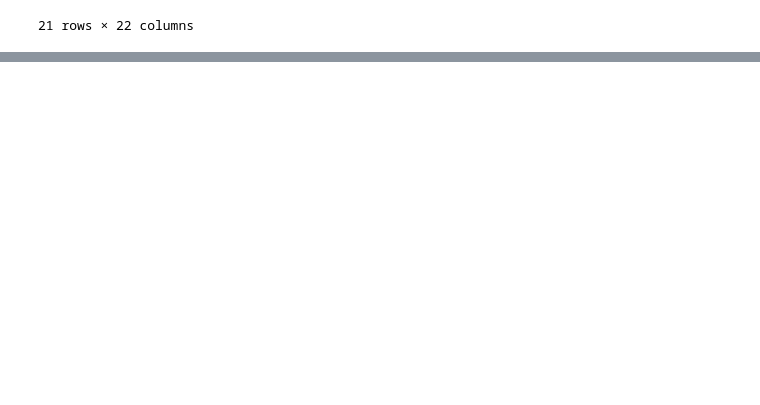
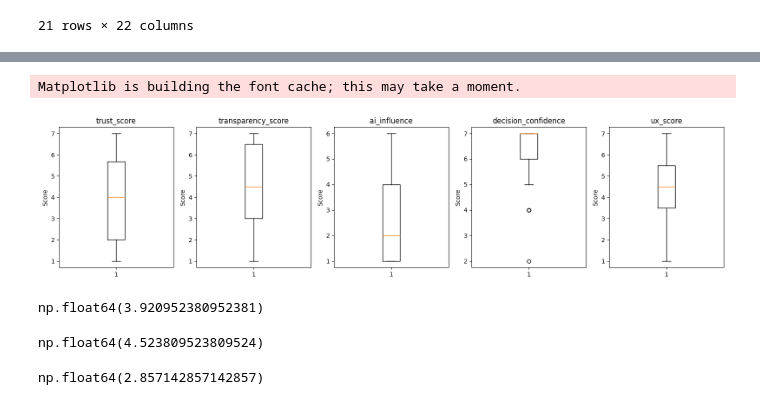
Before and after one commit to irenedranowski/trust-reliance-ai-decision-making, a Jupyter notebook: analysis.ipynb, the cells around one changed output, grey strips where cells are left out. Cells and saved outputs as stored; diff of their text form; code cells hidden in the pictures; blank space fills up the shorter version.

```diff
--- a/analysis.ipynb
+++ b/analysis.ipynb
@@ -174,0 +187,32 @@ dataset.to_csv("data/participant_data_cleaned.csv", index=False)
+# %%
+import matplotlib.pyplot as plt
+
+# Create a figure with subplots for each metric
+fig, axes = plt.subplots(1, 5, figsize=(16, 4))
+
+# Define the columns to plot
+metrics = ['trust_score', 'transparency_score', 'ai_influence', 'decision_confidence', 'ux_score']
+
+# Create a box plot for each metric
+for i, metric in enumerate(metrics):
+    axes[i].boxplot(dataset[metric])
+    axes[i].set_title(metric)
+    axes[i].set_ylabel('Score')
+
+plt.tight_layout()
+plt.show()
+# %% [output]
+Matplotlib is building the font cache; this may take a moment.
+[figure, added]
+# %%
+dataset["trust_score"].mean()
+# %% [output]
+np.float64(3.920952380952381)
+# %%
+dataset["transparency_score"].mean()
+# %% [output]
+np.float64(4.523809523809524)
+# %%
+dataset["ai_influence"].mean()
+# %% [output]
+np.float64(2.857142857142857)
```
Also changed, not shown: parts of 49 cells of this notebook.
